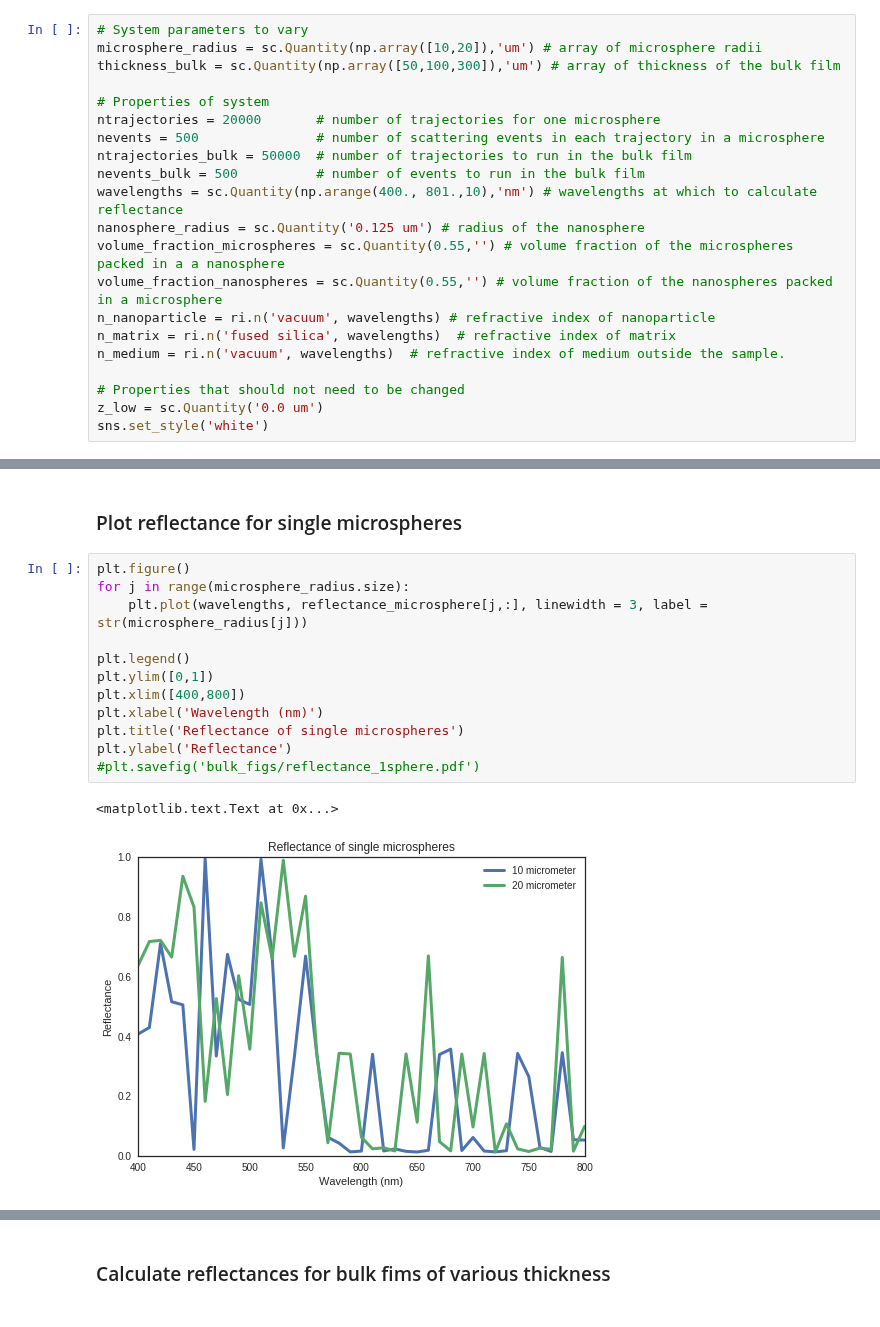
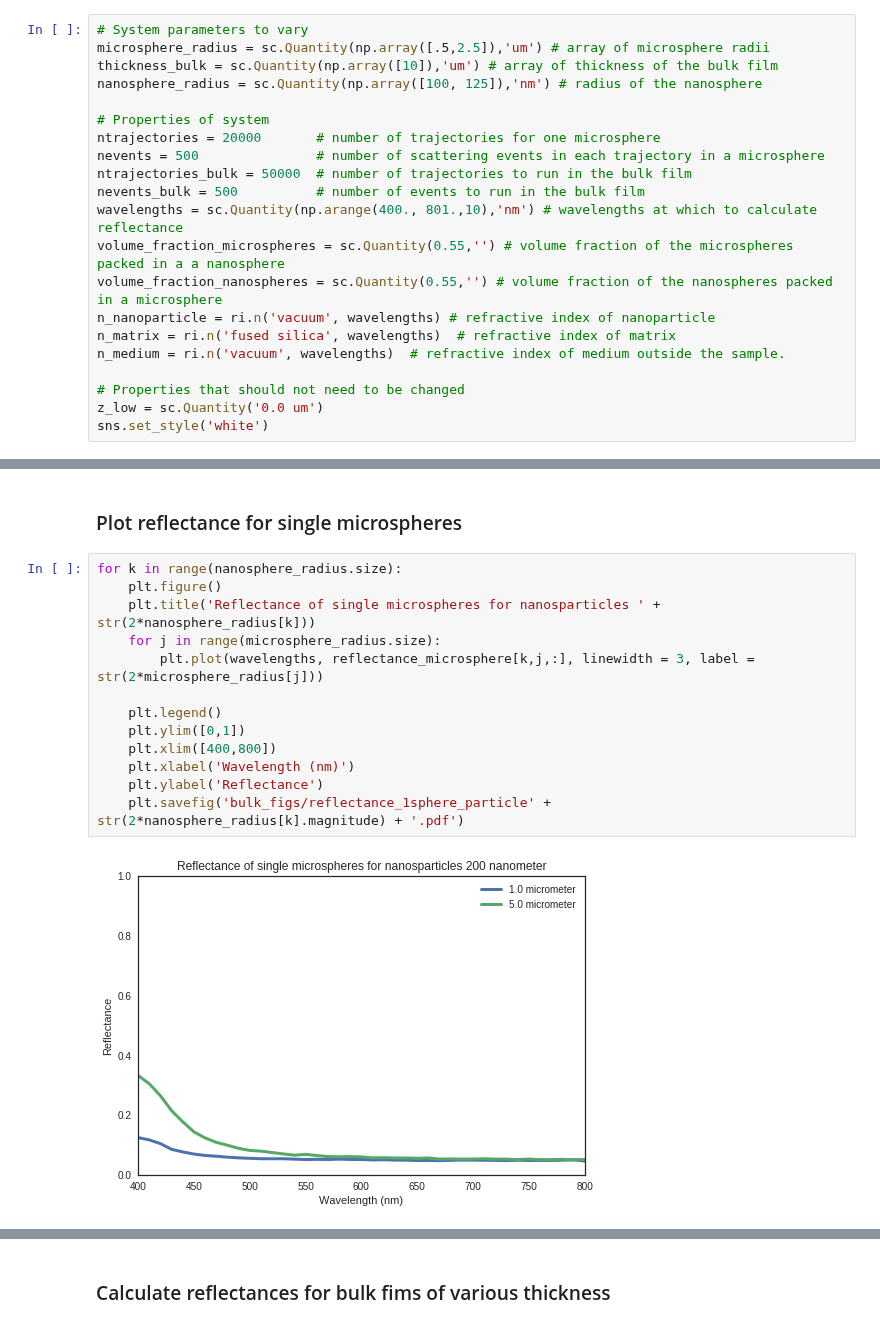
Before and after one commit to manoharan-lab/structural-color, a Jupyter notebook: combined_params_bulk_montecarlo.ipynb, the cells around one changed output, grey strips where cells are left out. Saved outputs shown, nothing was run; the diff lists cells and outputs as text.

```diff
--- a/combined_params_bulk_montecarlo.ipynb
+++ b/combined_params_bulk_montecarlo.ipynb
@@ -17,8 +17,9 @@ print(os.getcwd())
 ### Parameters to run
 # %%
 # System parameters to vary
-microsphere_radius = sc.Quantity(np.array([10,20]),'um') # array of microsphere radii
-thickness_bulk = sc.Quantity(np.array([50,100,300]),'um') # array of thickness of the bulk film
+microsphere_radius = sc.Quantity(np.array([.5,2.5]),'um') # array of microsphere radii
+thickness_bulk = sc.Quantity(np.array([10]),'um') # array of thickness of the bulk film
+nanosphere_radius = sc.Quantity(np.array([100, 125]),'nm') # radius of the nanosphere
 
 # Properties of system
 ntrajectories = 20000       # number of trajectories for one microsphere
@@ -26,7 +27,6 @@ nevents = 500               # number of scattering events in each trajectory in
 ntrajectories_bulk = 50000  # number of trajectories to run in the bulk film
 nevents_bulk = 500          # number of events to run in the bulk film
 wavelengths = sc.Quantity(np.arange(400., 801.,10),'nm') # wavelengths at which to calculate reflectance
-nanosphere_radius = sc.Quantity('0.125 um') # radius of the nanosphere
 volume_fraction_microspheres = sc.Quantity(0.55,'') # volume fraction of the microspheres packed in a a nanosphere
 volume_fraction_nanospheres = sc.Quantity(0.55,'') # volume fraction of the nanospheres packed in a microsphere
 n_nanoparticle = ri.n('vacuum', wavelengths) # refractive index of nanoparticle
@@ -104,17 +104,17 @@ microsphere size: 20 micrometer
 # %% [markdown]
 ### Plot reflectance for single microspheres
 # %%
-plt.figure()
-for j in range(microsphere_radius.size):
-    plt.plot(wavelengths, reflectance_microsphere[j,:], linewidth = 3, label = str(microsphere_radius[j]))
+for k in range(nanosphere_radius.size):
+    plt.figure()
+    plt.title('Reflectance of single microspheres for nanosparticles ' + str(2*nanosphere_radius[k]))
+    for j in range(microsphere_radius.size):
+        plt.plot(wavelengths, reflectance_microsphere[k,j,:], linewidth = 3, label = str(2*microsphere_radius[j]))
 
-plt.legend()
-plt.ylim([0,1])
-plt.xlim([400,800])
-plt.xlabel('Wavelength (nm)')
-plt.title('Reflectance of single microspheres')
-plt.ylabel('Reflectance')
-#plt.savefig('bulk_figs/reflectance_1sphere.pdf')
+    plt.legend()
+    plt.ylim([0,1])
+    plt.xlim([400,800])
+    plt.xlabel('Wavelength (nm)')
+    plt.ylabel('Reflectance')
+    plt.savefig('bulk_figs/reflectance_1sphere_particle' + str(2*nanosphere_radius[k].magnitude) + '.pdf')
 # %% [output]
-<matplotlib.text.Text at 0x...>
-[figure, old version]
+[figure, new version]
```
Also changed, not shown: parts of 5 cells of this notebook.
